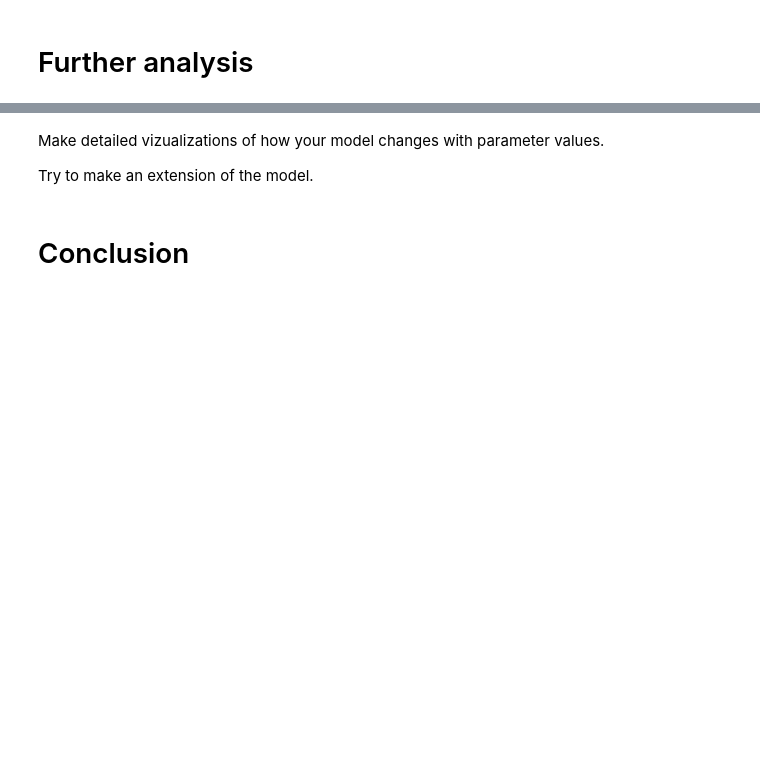
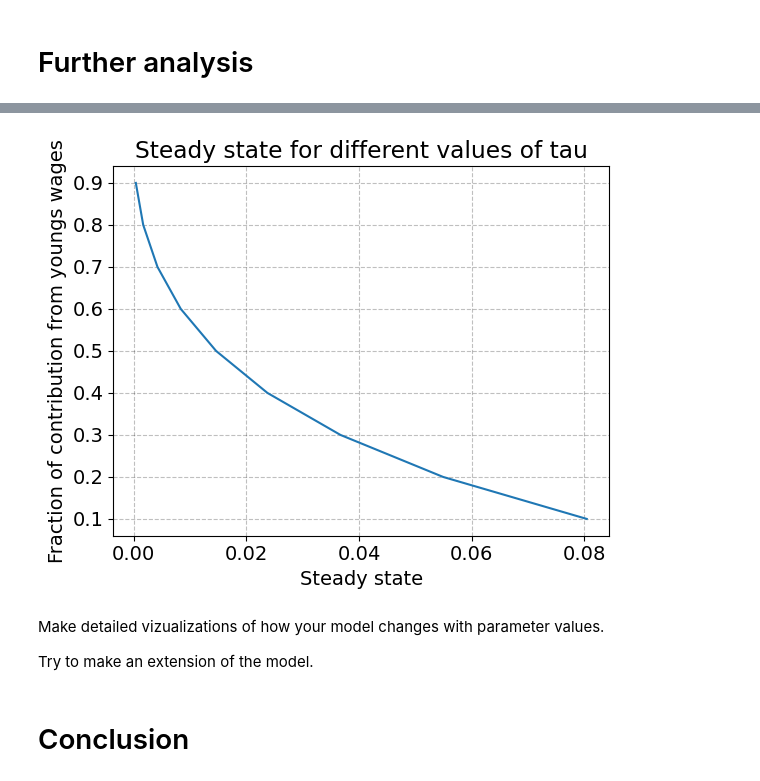
Before and after one commit to NumEconCopenhagen/projects-2023-julie-ida-ida, a Jupyter notebook: modelproject/modelproject.ipynb, the cells around one changed output, grey strips where cells are left out. Drawn from its saved outputs; the diff is of its cells as text; code cells hidden in the pictures; blank space fills up the shorter version.

```diff
--- a/modelproject/modelproject.ipynb
+++ b/modelproject/modelproject.ipynb
@@ -18,6 +13,12 @@ import sympy as sm
 
 # local modules
 import modelproject
+
+import ipywidgets as widgets
+
+import matplotlib.pyplot as plt
+plt.rcParams.update({"axes.grid":True,"grid.color":"black","grid.alpha":"0.25","grid.linestyle":"--"})
+plt.rcParams.update({'font.size': 14})
 # %% [output]
 The autoreload extension is already loaded. To reload it, use:
   %reload_ext autoreload
@@ -120,0 +173,14 @@ result.root
+# %%
+n = 0.5
+taus = [0.1, 0.2, 0.3, 0.4, 0.5, 0.6, 0.7, 0.8, 0.9]
+
+# Creating an empty list to store the values of steady state
+solution = []
+
+for tau in taus:
+    f_a = lambda k1: (1/(2+rho))*(1-alpha)*A*k1**alpha*(1-tau)-tau*((1+rho)/(2+rho))*((1-alpha)/alpha)*k1
+    f_b = lambda k2: (1+n)*f_a(k2)
+    f_c = lambda k3: k3 - f_b(k3)
+    res1 = optimize.root_scalar(f_c,bracket=[1e-10,10],method='brentq') # i py-filen bruger han bisect?
+    solution.append(res1.root)
+    print(res1.root)
@@ -121,3 +197,22 @@ result.root
+# %%
+# Creating figure
+def plot_tau():
+    fig = plt.figure()
+
+    # Creating the plot
+    ax = fig.add_subplot(1,1,1)
+
+    ax.plot(solution, taus)
+
+    # Add labels and title
+    ax.set_title('Steady state for different values of tau')
+    ax.set_xlabel('Steady state')
+    ax.set_ylabel('Fraction of contribution from youngs wages')
+
+# Print
+plot_tau()
+# %% [output]
+[figure, added]
 # %% [markdown]
 Make detailed vizualizations of how your model changes with parameter values.
 
```
Also changed, not shown: parts of 20 cells of this notebook, 3 other files.
